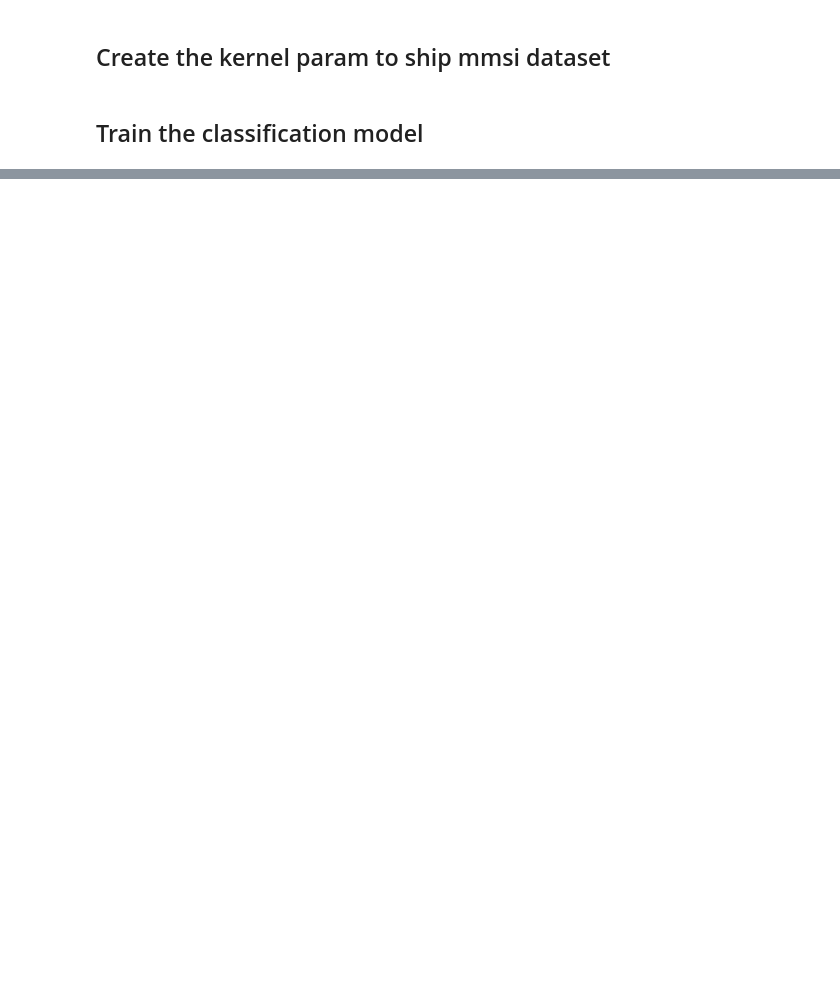
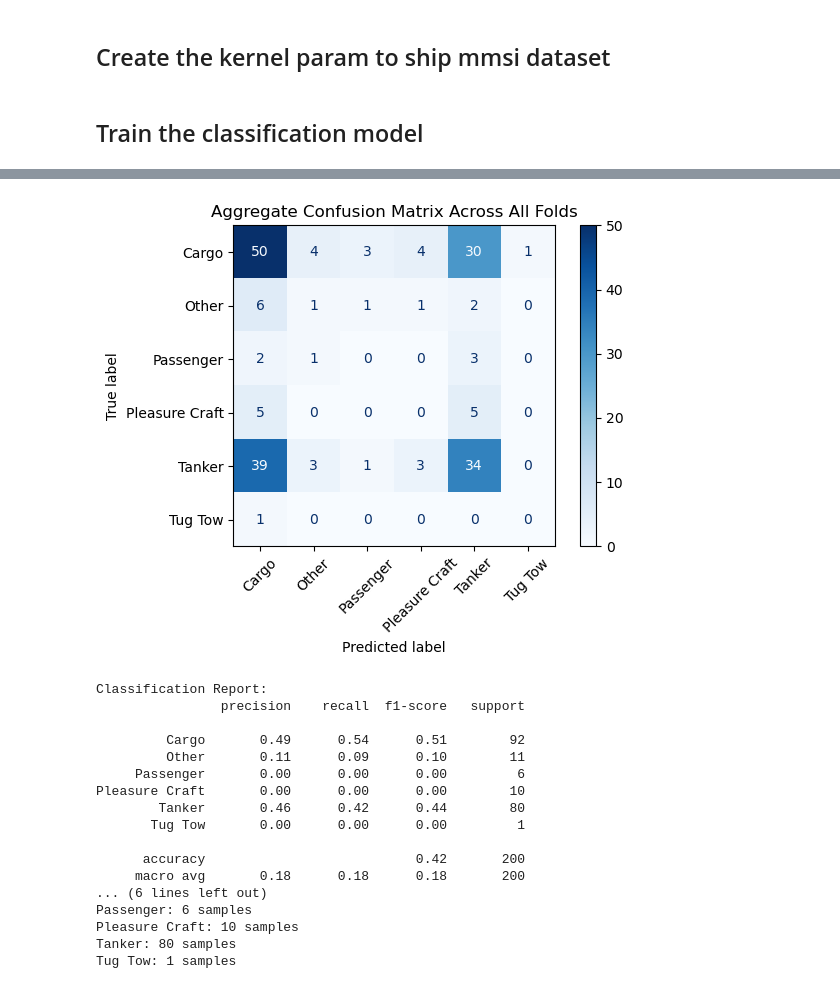
Before and after one commit to Astronauty/raytheon-ais-analysis, a Jupyter notebook: simple_kernel_classification.ipynb, the cells around one changed output, grey strips where cells are left out. Cells and saved outputs as stored; diff of their text form; code cells hidden in the pictures; blank space fills up the shorter version.

```diff
--- a/simple_kernel_classification.ipynb
+++ b/simple_kernel_classification.ipynb
@@ -329,0 +549,45 @@ plt.show()
+# %%
+import seaborn as sns
+
+sns.reset_orig()
+# Create the confusion matrix with class names that match the matrix dimensions
+disp = ConfusionMatrixDisplay(confusion_matrix=cm, display_labels=class_names)
+
+disp.plot(cmap='Blues', xticks_rotation=45)  # Rotate labels for better readability
+plt.title('Aggregate Confusion Matrix Across All Folds')
+plt.tight_layout()  # Adjust layout to prevent clipping of labels
+plt.show()
+
+# Generate classification report with descriptive class names
+print("\nClassification Report:")
+target_names = [id_to_vessel_group.get(i, f"Unknown ({i})") for i in unique_present_classes]
+print(classification_report(all_labels, all_preds, labels=unique_present_classes, target_names=target_names))
+
+# Print class distribution
+print("\nClass Distribution in Dataset:")
+class_counts = {}
+for label in all_labels:
+    class_name = id_to_vessel_group.get(label, f"Unknown ({label})")
+    class_counts[class_name] = class_counts.get(class_name, 0) + 1
+
+for class_name, count in sorted(class_counts.items()):
+    print(f"{class_name}: {count} samples")
+# %% [output]
+[figure, added]
+Classification Report:
+                precision    recall  f1-score   support
+
+         Cargo       0.49      0.54      0.51        92
+         Other       0.11      0.09      0.10        11
+     Passenger       0.00      0.00      0.00         6
+Pleasure Craft       0.00      0.00      0.00        10
+        Tanker       0.46      0.42      0.44        80
+       Tug Tow       0.00      0.00      0.00         1
+
+      accuracy                           0.42       200
+     macro avg       0.18      0.18      0.18       200
+... (6 lines left out)
+Passenger: 6 samples
+Pleasure Craft: 10 samples
+Tanker: 80 samples
+Tug Tow: 1 samples
```
Also changed, not shown: parts of 19 cells of this notebook, 25 other files.
